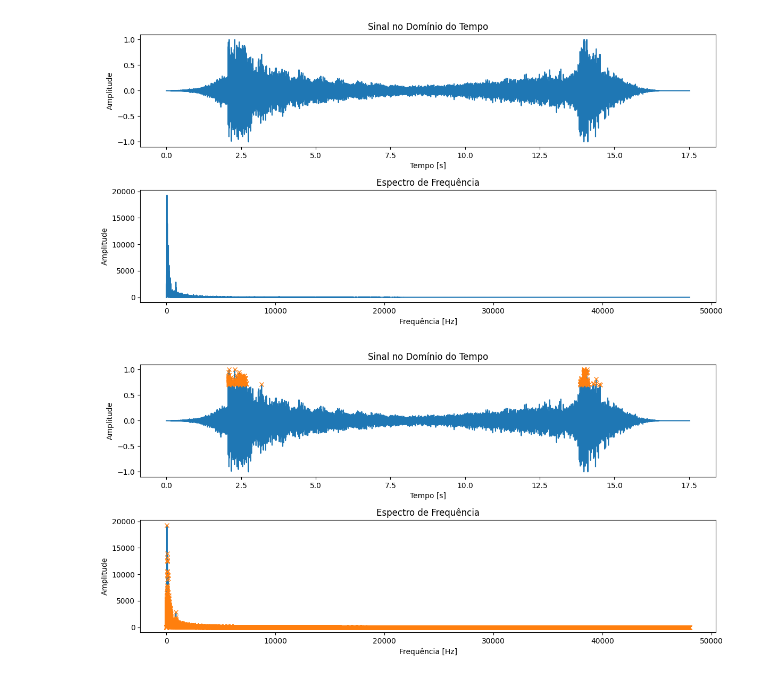
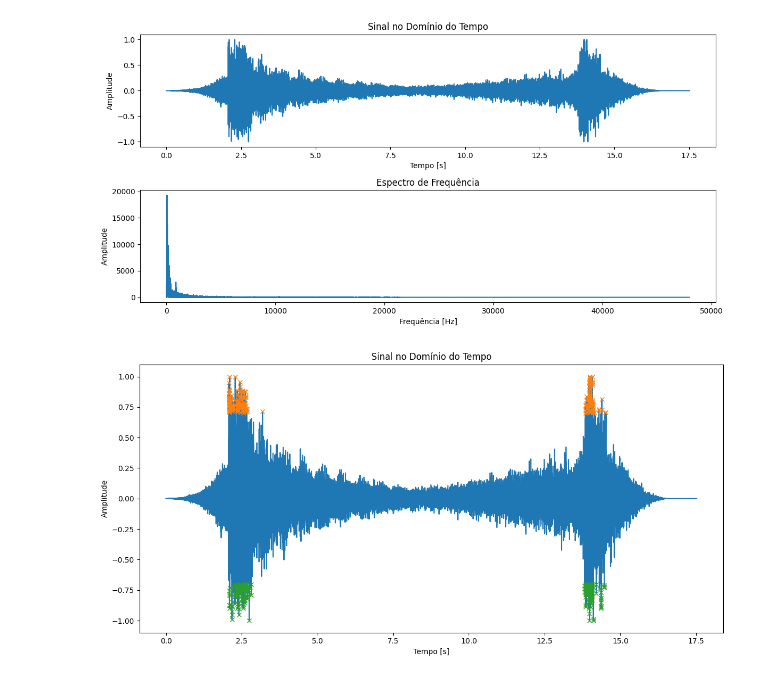
Before and after one commit to welly555/TCC, a Jupyter notebook: main.ipynb, the cells around one changed output. Cells and saved outputs as stored; diff of their text form; code cells hidden in the pictures.

Commit message:
Amostragem

```diff
--- a/main.ipynb
+++ b/main.ipynb
@@ -40,42 +40,39 @@ plt.show()
 %reset -f
 import numpy as np
 from scipy.io import wavfile
 import matplotlib.pyplot as plt
 from scipy.signal import find_peaks
 taxa_amostragem,dados_audio = wavfile.read('teste.wav')
 
 if len(dados_audio.shape) > 1:
     dados_audio = dados_audio[:,0]
 
 n = len(dados_audio)
 
 fft_values = np.fft.fft(dados_audio) # armazenamento os valores da FFT do sinal de áudio
 fft_freqs = np.fft.fftfreq(n,1/taxa_amostragem) # armazena as frequencias correspodentes
 
 # Retira somente a parte positiva dos espectro de frequência
 positive_freq = fft_freqs[:n//2]
 positive_fft_values = np.abs(fft_values[:n//2])
 
-peaks, _ = find_peaks(positive_fft_values, height=0)
-time_peaks, _ = find_peaks(dados_audio, height=0.7)
+# Faço a marcação dos picos que passam de 0.7 de amplitude
+Positive_time_peaks, _ = find_peaks(dados_audio, height=0.7)
+# Faço a marcação dos picos que passam de -0.7 de amplitude
+negative_time_peaks, _ = find_peaks(-dados_audio, height=0.7)
 
 plt.figure(figsize=(12,6))
 
-plt.subplot(2,1,1)
-plt.plot(np.linspace(0,n/taxa_amostragem,n),dados_audio)
-plt.plot(np.linspace(0,n/taxa_amostragem,n)[time_peaks],dados_audio[time_peaks],"x")
+plt.plot(np.linspace(0,len(dados_audio)/taxa_amostragem, len(dados_audio)),dados_audio,label='Sinal de Áudio')
+plt.plot(np.linspace(0,len(dados_audio)/taxa_amostragem, len(dados_audio))[Positive_time_peaks],dados_audio[Positive_time_peaks],"x",label='Picos Positivos')
+plt.plot(np.linspace(0,len(dados_audio)/taxa_amostragem, len(dados_audio))[negative_time_peaks],dados_audio[negative_time_peaks],"x",label='Picos Negativos')
 plt.title('Sinal no Domínio do Tempo')
 plt.xlabel('Tempo [s]')
 plt.ylabel('Amplitude')
 
-plt.subplot(2, 1, 2)
-plt.plot(positive_freq, positive_fft_values)
-plt.plot(positive_freq[peaks],positive_fft_values[peaks],"x")
-plt.title('Espectro de Frequência')
-plt.xlabel('Frequência [Hz]')
-plt.ylabel('Amplitude')
+
 
 plt.tight_layout()
 plt.show()
 # %% [output]
-[figure, old version]
+[figure, new version]
```
Also changed, not shown: 1 other file.
